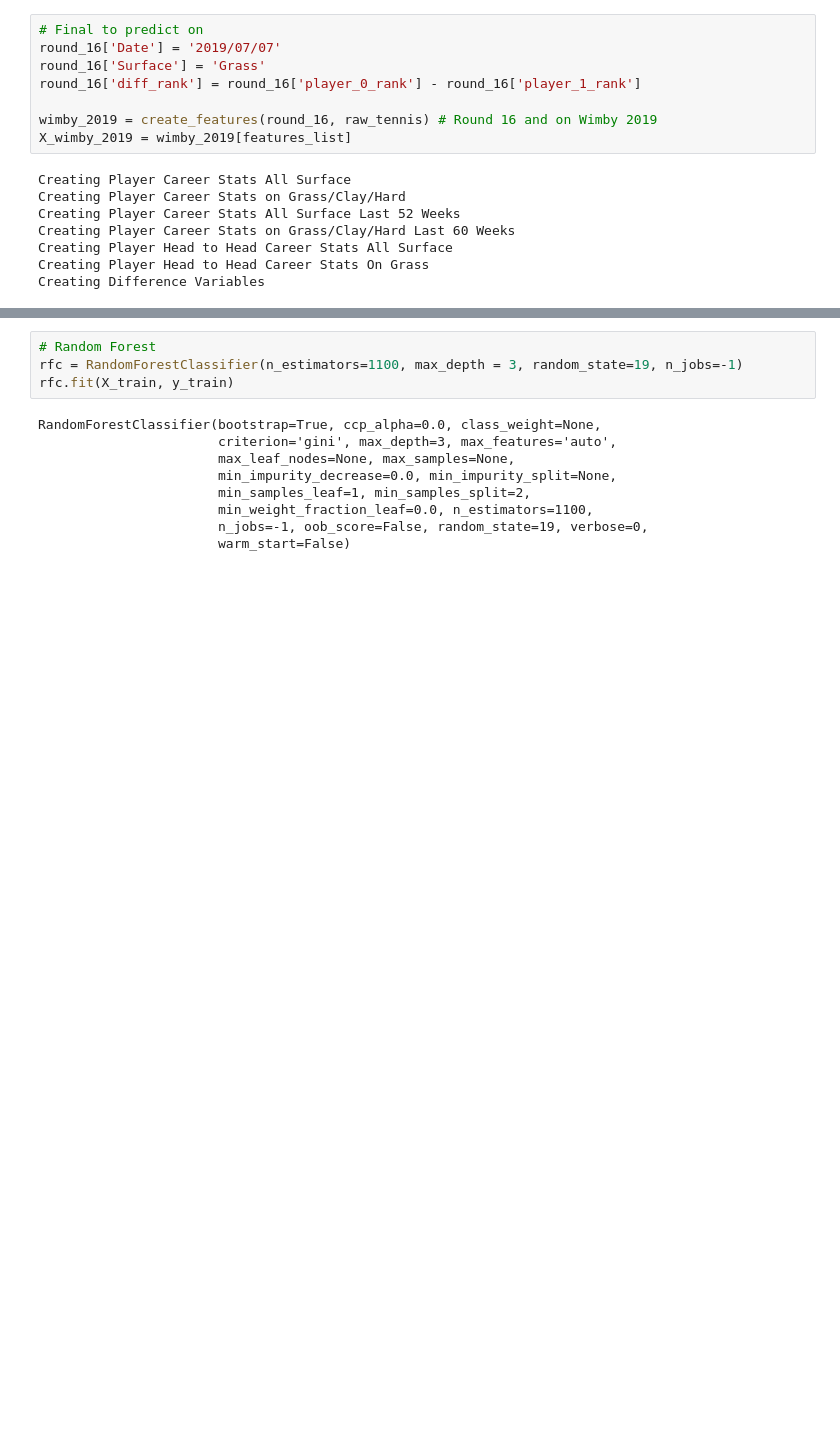
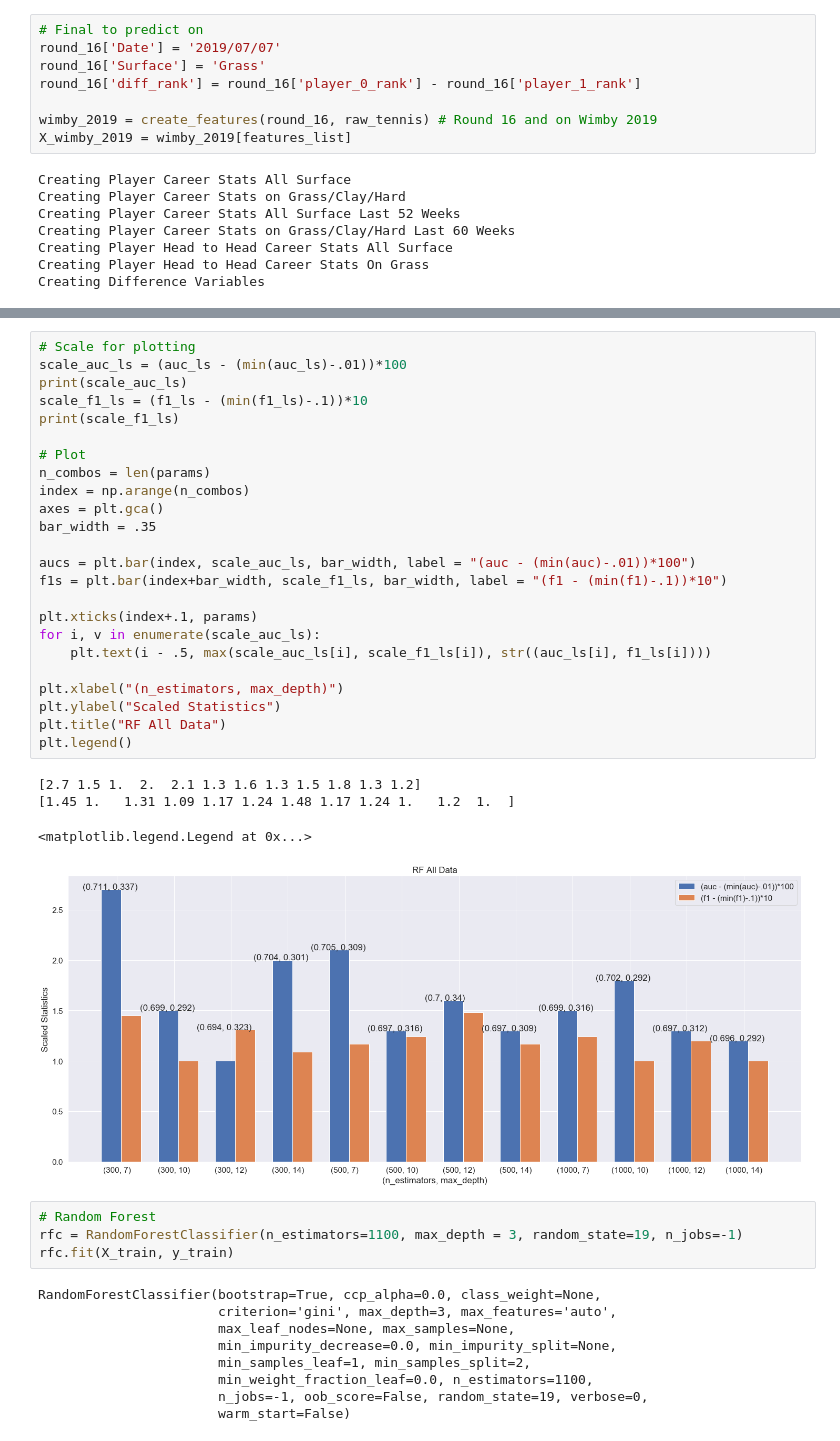
Before and after one commit to augiege/PHP2550, a Jupyter notebook: rf_wimby.ipynb, the cells around one changed output, grey strips where cells are left out. Drawn from its saved outputs; the diff is of its cells as text; blank space fills up the shorter version.

```diff
--- a/rf_wimby.ipynb
+++ b/rf_wimby.ipynb
@@ -91,3 +121,32 @@ Index(['Round', 'player_0', 'player_0_rank', 'player_1', 'player_1_rank',
+# %%
+# Scale for plotting
+scale_auc_ls = (auc_ls - (min(auc_ls)-.01))*100
+print(scale_auc_ls)
+scale_f1_ls = (f1_ls - (min(f1_ls)-.1))*10
+print(scale_f1_ls)
+
+# Plot
+n_combos = len(params)
+index = np.arange(n_combos)
+axes = plt.gca()
+bar_width = .35
+
+aucs = plt.bar(index, scale_auc_ls, bar_width, label = "(auc - (min(auc)-.01))*100")
+f1s = plt.bar(index+bar_width, scale_f1_ls, bar_width, label = "(f1 - (min(f1)-.1))*10")
+
+plt.xticks(index+.1, params)
+for i, v in enumerate(scale_auc_ls):
+    plt.text(i - .5, max(scale_auc_ls[i], scale_f1_ls[i]), str((auc_ls[i], f1_ls[i])))
+
+plt.xlabel("(n_estimators, max_depth)")
+plt.ylabel("Scaled Statistics")
+plt.title("RF All Data")
+plt.legend()
+# %% [output]
+[2.7 1.5 1.  2.  2.1 1.3 1.6 1.3 1.5 1.8 1.3 1.2]
+[1.45 1.   1.31 1.09 1.17 1.24 1.48 1.17 1.24 1.   1.2  1.  ]
+<matplotlib.legend.Legend at 0x...>
+[figure, added]
 # %%
 # Random Forest
 rfc = RandomForestClassifier(n_estimators=1100, max_depth = 3, random_state=19, n_jobs=-1)
```
Also changed, not shown: parts of 4 cells of this notebook, 2 other files.
